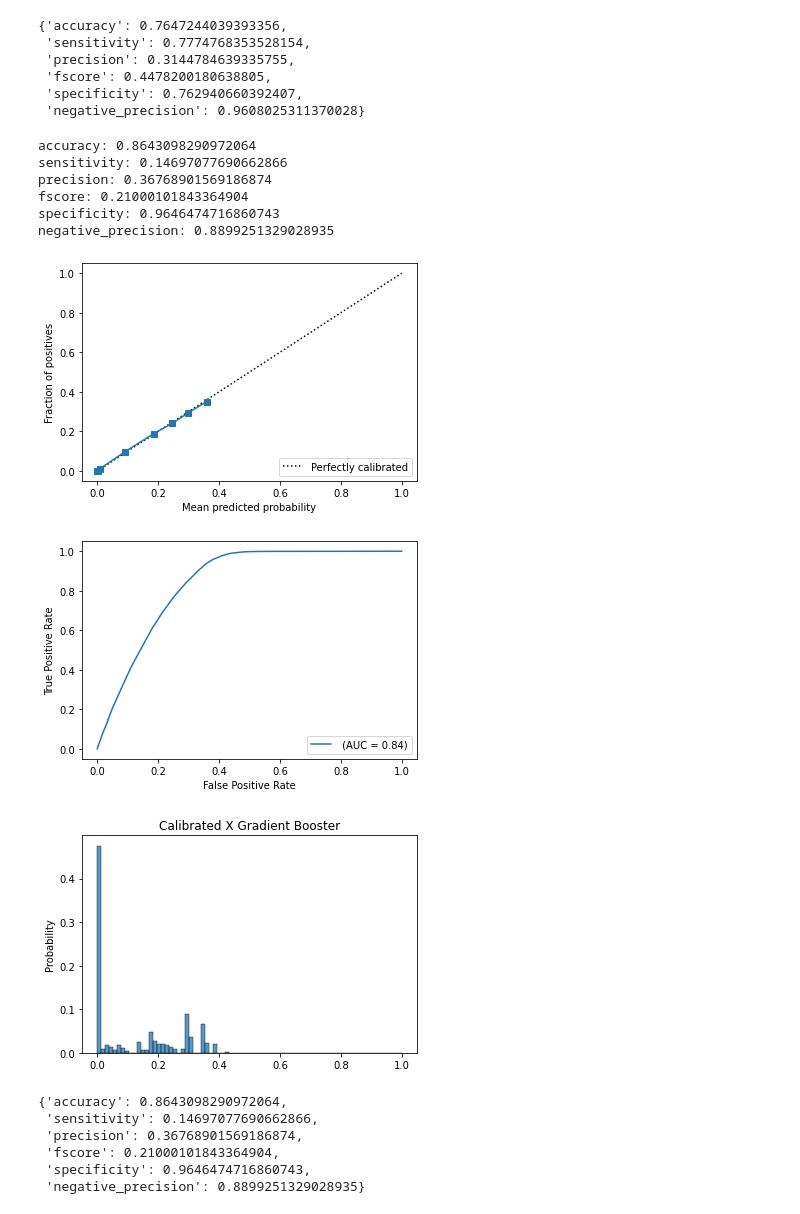
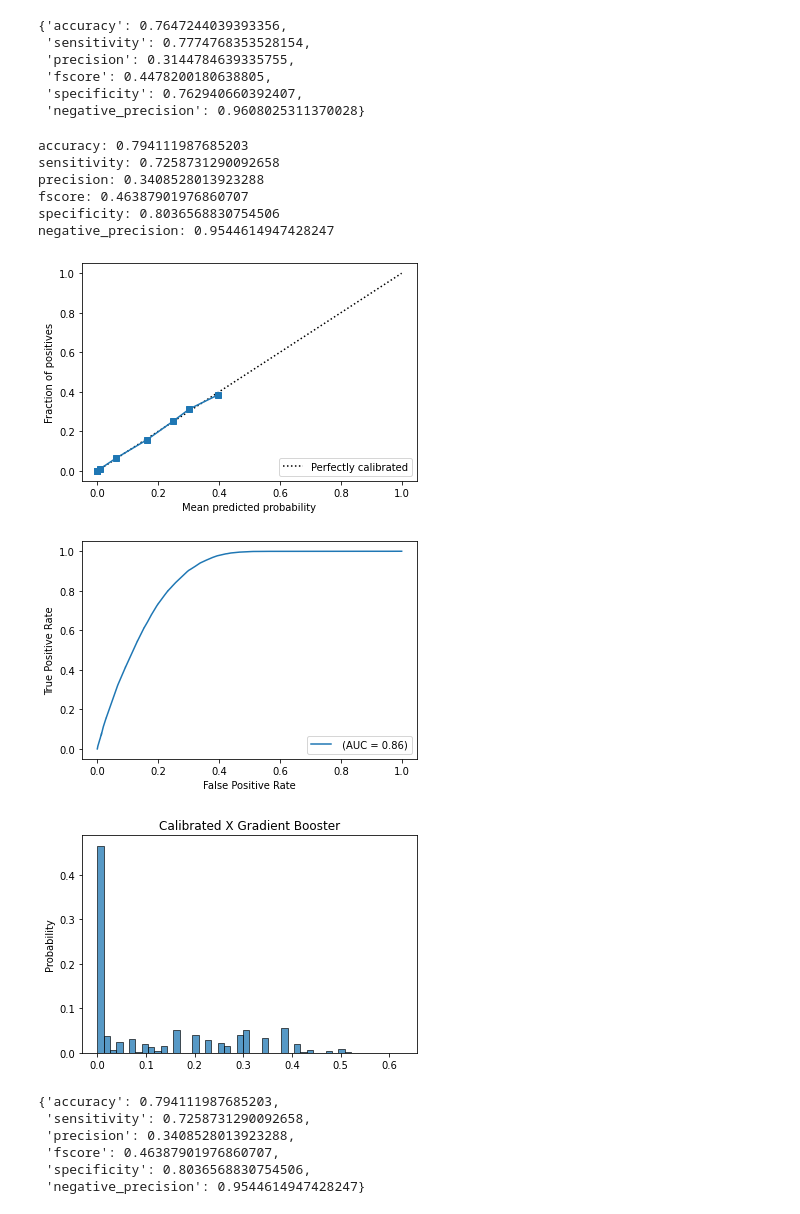
Before and after one commit to Johannes-Gross/business-analytics, a Jupyter notebook: insurance-jg.ipynb, the cells around one changed output. Cells and saved outputs as stored; diff of their text form; code cells hidden in the pictures.

```diff
--- a/insurance-jg.ipynb
+++ b/insurance-jg.ipynb
@@ -126,3 +127,0 @@ negative_precision: 0.9555425318151373
-# %%
-xgbclf = xgb.XGBClassifier(n_estimators=400, max_depth=5, learning_rate=0.07, subsample=0.9, colsample_bynode=0.6).fit(X_train,y_train)
-metrics_xgbclf = eval_clf(xgbclf, X_test, y_test, clf_name='X Gradient Booster', threshold=0.24)
@@ -138,0 +137,6 @@ negative_precision: 0.9550230788497549
+# %%
+sns.set_style("ticks")
+probs = xgbclf.predict_proba(X_test)[:,1]
+ax = sns.histplot(probs, stat='probability')
+ax.set(xlabel='Probability of class 1', title='Boosted Decision Trees')
+plt.show()
@@ -523,7 +495,7 @@ for metric in metrics:
 # %% [markdown]
 - It turns out that our models are already quite well calibrated and further calibration is not needed
 # %%
-X_calib, X_val, y_calib, y_val = train_test_split(X_test, y_test, test_size=0.5, random_state=45)
+X_calib, X_val, y_calib, y_val = train_test_split(X_test, y_test, test_size=0.15, random_state=45)
 # %%
 nn_calib = CalibratedClassifierCV(base_estimator=nn, method='isotonic', cv='prefit').fit(X_calib,y_calib)
 eval_clf(nn_calib, X_val, y_val, clf_name='Calibrated X Gradient Booster', threshold=0.24)
@@ -545,20 +517,20 @@ negative_precision: 0.9608025311370028
  'negative_precision': 0.9608025311370028}
 # %%
 xgb_calib = CalibratedClassifierCV(base_estimator=xgbclf, method='isotonic', cv='prefit').fit(X_calib,y_calib)
-eval_clf(xgb_calib, X_val, y_val, clf_name='Calibrated X Gradient Booster', threshold=0.35)
+eval_clf(xgb_calib, X_val, y_val, clf_name='Calibrated X Gradient Booster', threshold=0.24)
 # %% [output]
-accuracy: 0.8643098290972064
-sensitivity: 0.14697077690662866
-precision: 0.36768901569186874
-fscore: 0.21000101843364904
-specificity: 0.9646474716860743
-negative_precision: 0.8899251329028935
+accuracy: 0.794111987685203
+sensitivity: 0.7258731290092658
+precision: 0.3408528013923288
+fscore: 0.46387901976860707
+specificity: 0.8036568830754506
+negative_precision: 0.9544614947428247
-[figure, old version]
+[figure, new version]
-[figure, old version]
+[figure, new version]
-[figure, old version]
+[figure, new version]
-{'accuracy': 0.8643098290972064,
- 'sensitivity': 0.14697077690662866,
- 'precision': 0.36768901569186874,
- 'fscore': 0.21000101843364904,
- 'specificity': 0.9646474716860743,
- 'negative_precision': 0.8899251329028935}
+{'accuracy': 0.794111987685203,
+ 'sensitivity': 0.7258731290092658,
+ 'precision': 0.3408528013923288,
+ 'fscore': 0.46387901976860707,
+ 'specificity': 0.8036568830754506,
+ 'negative_precision': 0.9544614947428247}
```
Also changed, not shown: parts of 22 cells of this notebook, 1 other file.
